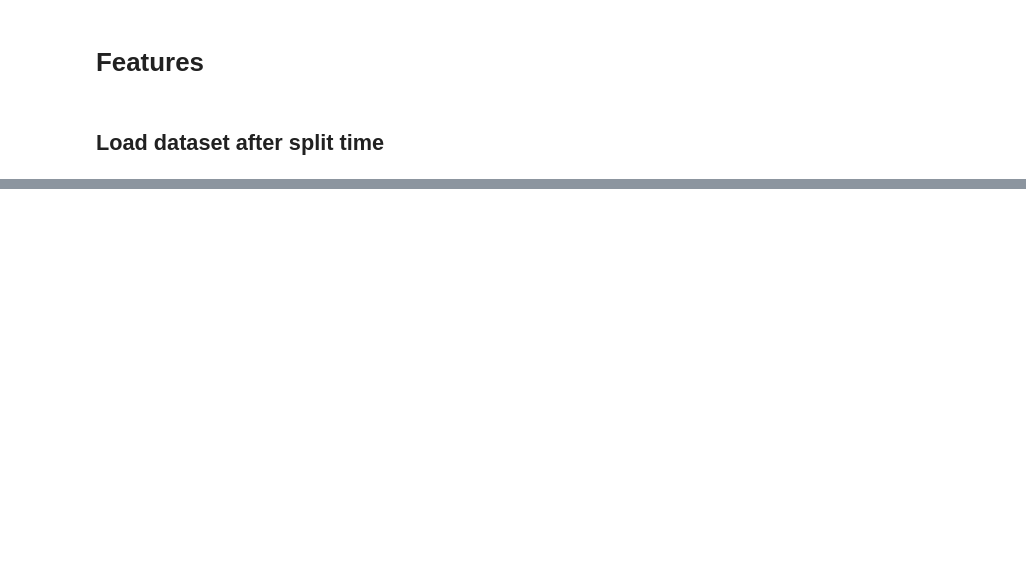
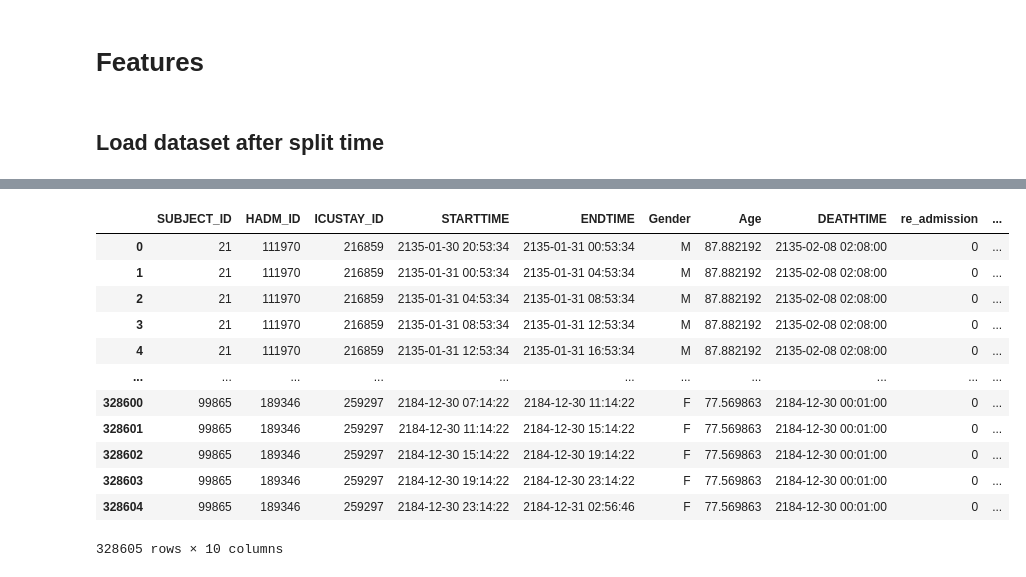
Before and after one commit to ToooooooT/sepsis_rl, a Jupyter notebook: merge.ipynb, the cells around one changed output, grey strips where cells are left out. Saved outputs shown, nothing was run; the diff lists cells and outputs as text; code cells hidden in the pictures; blank space fills up the shorter version.

```diff
--- a/merge.ipynb
+++ b/merge.ipynb
@@ -360,0 +425,16 @@ outputevent
+# %%
+dataset
+# %% [output]
+|  | SUBJECT_ID | HADM_ID | ICUSTAY_ID | STARTTIME | ENDTIME | Gender | Age | DEATHTIME | re_admission | ... |
+| 0 | 21 | 111970 | 216859 | 2135-01-30 20:53:34 | 2135-01-31 00:53:34 | M | 87.882192 | 2135-02-08 02:08:00 | 0 | ... |
+| 1 | 21 | 111970 | 216859 | 2135-01-31 00:53:34 | 2135-01-31 04:53:34 | M | 87.882192 | 2135-02-08 02:08:00 | 0 | ... |
+| 2 | 21 | 111970 | 216859 | 2135-01-31 04:53:34 | 2135-01-31 08:53:34 | M | 87.882192 | 2135-02-08 02:08:00 | 0 | ... |
+| 3 | 21 | 111970 | 216859 | 2135-01-31 08:53:34 | 2135-01-31 12:53:34 | M | 87.882192 | 2135-02-08 02:08:00 | 0 | ... |
+| 4 | 21 | 111970 | 216859 | 2135-01-31 12:53:34 | 2135-01-31 16:53:34 | M | 87.882192 | 2135-02-08 02:08:00 | 0 | ... |
+| ... | ... | ... | ... | ... | ... | ... | ... | ... | ... | ... |
+| 328600 | 99865 | 189346 | 259297 | 2184-12-30 07:14:22 | 2184-12-30 11:14:22 | F | 77.569863 | 2184-12-30 00:01:00 | 0 | ... |
+| 328601 | 99865 | 189346 | 259297 | 2184-12-30 11:14:22 | 2184-12-30 15:14:22 | F | 77.569863 | 2184-12-30 00:01:00 | 0 | ... |
+| 328602 | 99865 | 189346 | 259297 | 2184-12-30 15:14:22 | 2184-12-30 19:14:22 | F | 77.569863 | 2184-12-30 00:01:00 | 0 | ... |
+| 328603 | 99865 | 189346 | 259297 | 2184-12-30 19:14:22 | 2184-12-30 23:14:22 | F | 77.569863 | 2184-12-30 00:01:00 | 0 | ... |
+| 328604 | 99865 | 189346 | 259297 | 2184-12-30 23:14:22 | 2184-12-31 02:56:46 | F | 77.569863 | 2184-12-30 00:01:00 | 0 | ... |
+328605 rows × 10 columns
```
Also changed, not shown: parts of 18 cells of this notebook, 1 other file.
